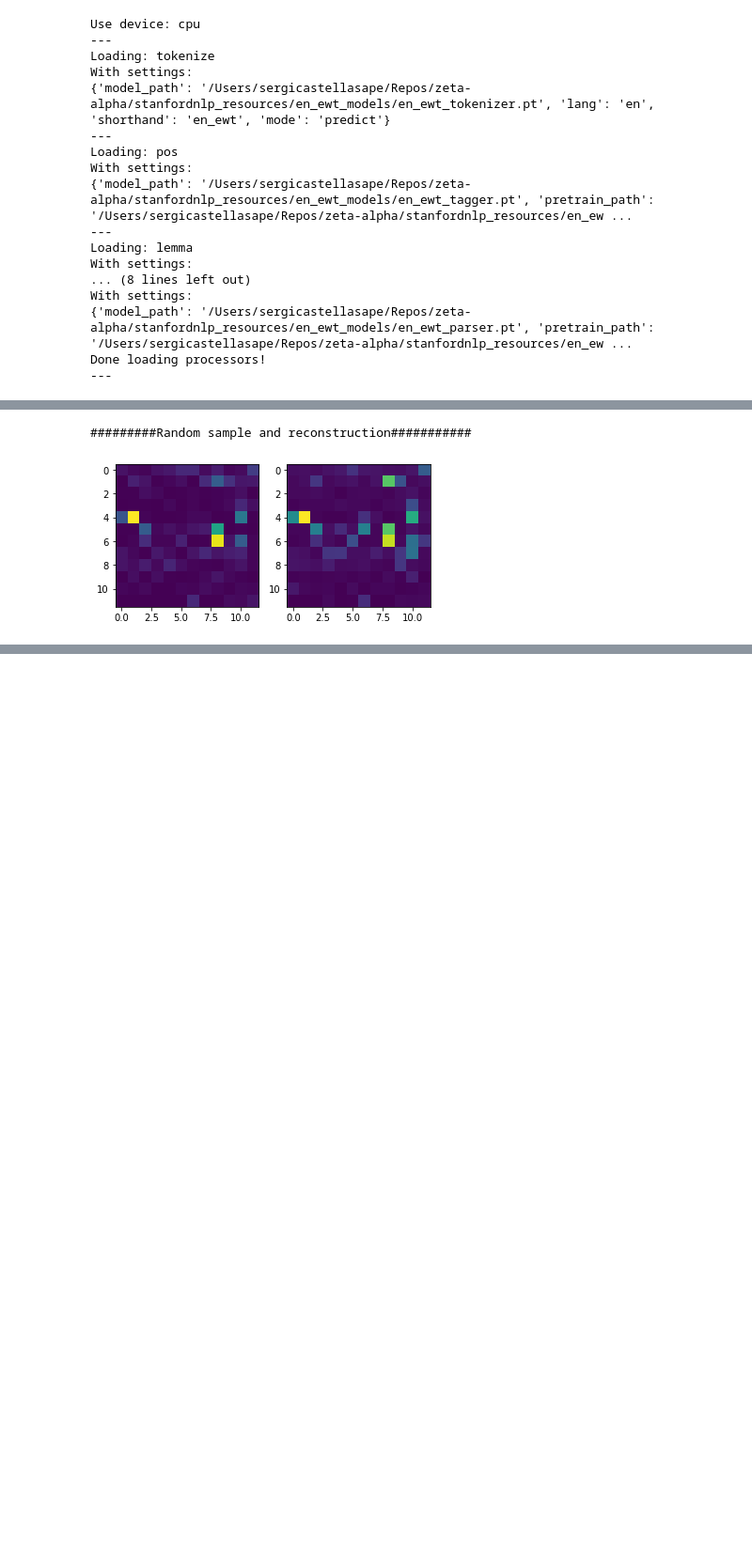
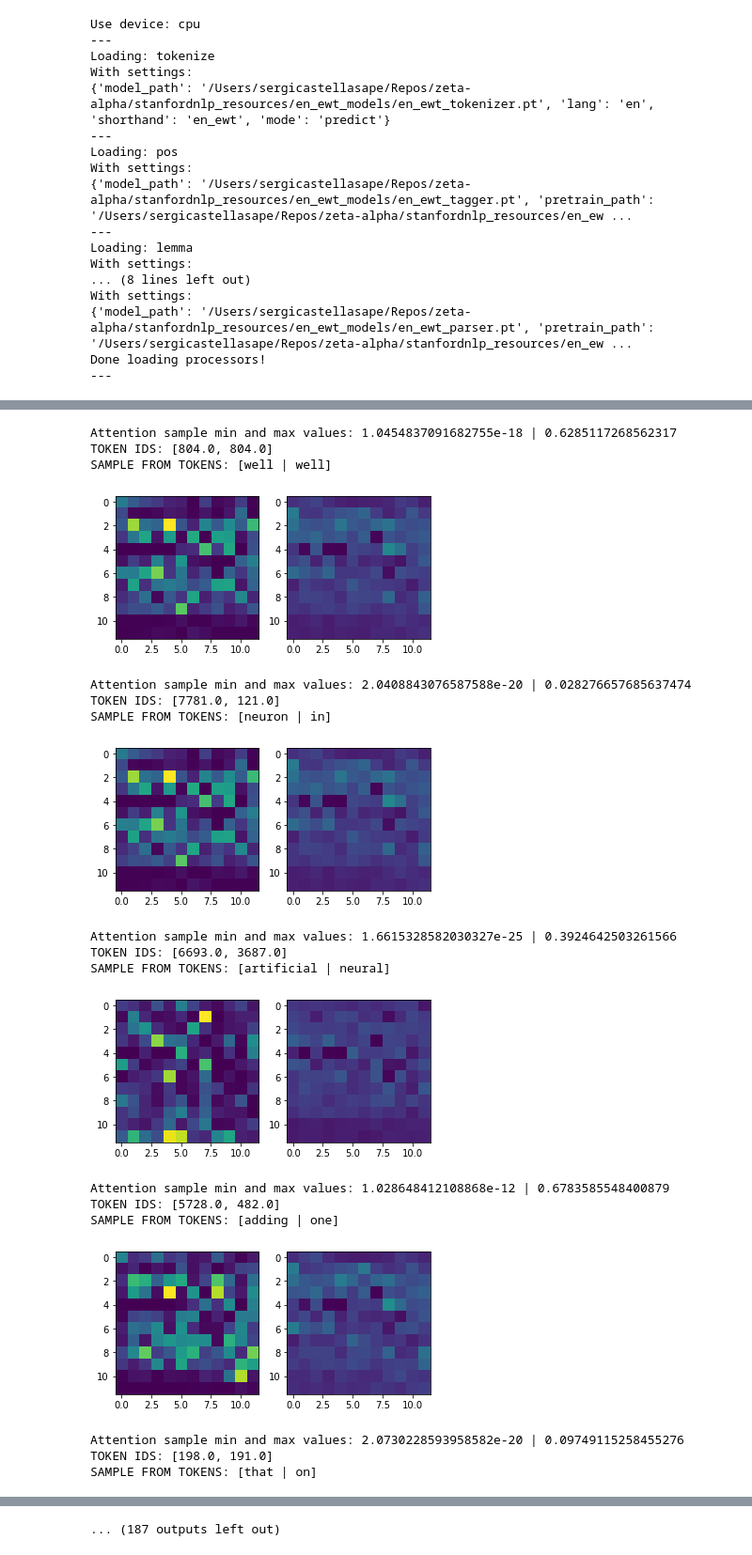
Before and after one commit to sergicastellasape/transformers, a Jupyter notebook: SciBert-playground.ipynb, the cells around one changed output, grey strips where cells are left out. Shown at 94% size. Drawn from its saved outputs; the diff is of its cells as text; code cells hidden in the pictures; blank space fills up the shorter version.

```diff
--- a/SciBert-playground.ipynb
+++ b/SciBert-playground.ipynb
@@ -285,7 +339,0 @@ model_embedding100_KL02 = model
-# %%
-# Interesting results after 50 epochs, embedding size of 2 and
-# sample=3 idx=2 is interesting, very stable
-sample(random_sample=False, deterministic_embedding=False, sample=3, idx=2)
-# %% [output]
-#########Random sample and reconstruction###########
-[figure, removed]
@@ -291,0 +376,42 @@ sample(random_sample=False, deterministic_embedding=False, sample=3, idx=2)
+# %%
+# Interesting results after 50 epochs, embedding size of 2 and
+# sample=3 idx=2 is interesting, very stable
+# Interesting good combinations: (0, 10) nickname,
+# (9, 10) nickname
+# (9, 7) cookies
+# (10, 10) nickname
+#(7, 2), (7, 6), (17, 7) (bottom filled!)
+# Interesting bad combinations: (7, 3), (7, 5)
+
+from IPython import display
+
+for s in range(10):
+    for b in range(32):
+        sample_high_only(random_sample=False, deterministic_embedding=True, sample=s, batch_idx=b)
+        #display.clear_output(wait=True)
+        display.display(plt.gcf())
+
+
+
+# Persistent attention coordinates (1, 4), (9, 8), (6, 10), (5, 345), (4, 68)
+# Mildly persistent coordinates (8, 3), (7, 5)
+# %% [output]
+Attention sample min and max values: 1.0454837091682755e-18 | 0.6285117268562317
+TOKEN IDS: [804.0, 804.0]
+SAMPLE FROM TOKENS: [well | well]
+[figure, added]
+Attention sample min and max values: 2.0408843076587588e-20 | 0.028276657685637474
+TOKEN IDS: [7781.0, 121.0]
+SAMPLE FROM TOKENS: [neuron | in]
+[figure, added]
+Attention sample min and max values: 1.6615328582030327e-25 | 0.3924642503261566
+TOKEN IDS: [6693.0, 3687.0]
+SAMPLE FROM TOKENS: [artificial | neural]
+[figure, added]
+Attention sample min and max values: 1.028648412108868e-12 | 0.6783585548400879
+TOKEN IDS: [5728.0, 482.0]
+SAMPLE FROM TOKENS: [adding | one]
+[figure, added]
+Attention sample min and max values: 2.0730228593958582e-20 | 0.09749115258455276
+TOKEN IDS: [198.0, 191.0]
+SAMPLE FROM TOKENS: [that | on]
@@ -291,0 +423 @@ sample(random_sample=False, deterministic_embedding=False, sample=3, idx=2)
+... (187 outputs left out)
```
Also changed, not shown: parts of 11 cells of this notebook, 1 other file.
